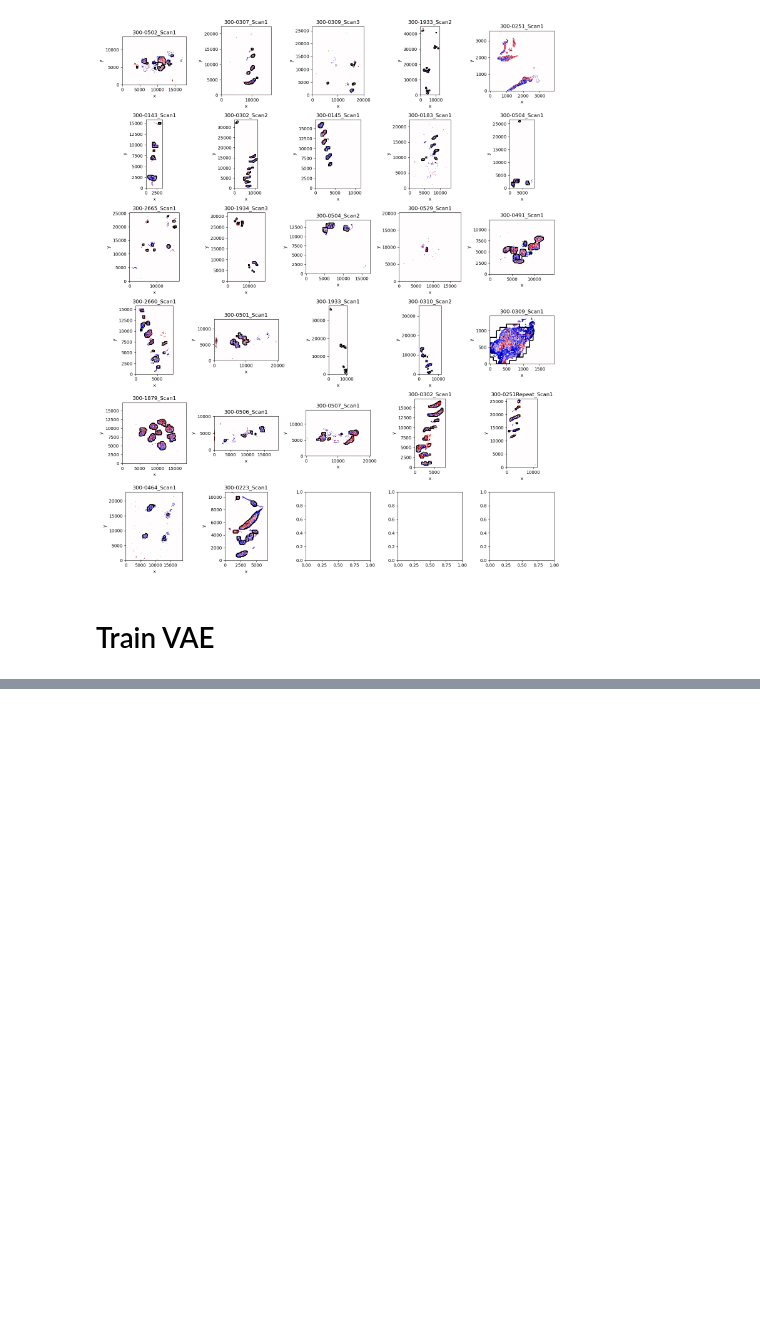
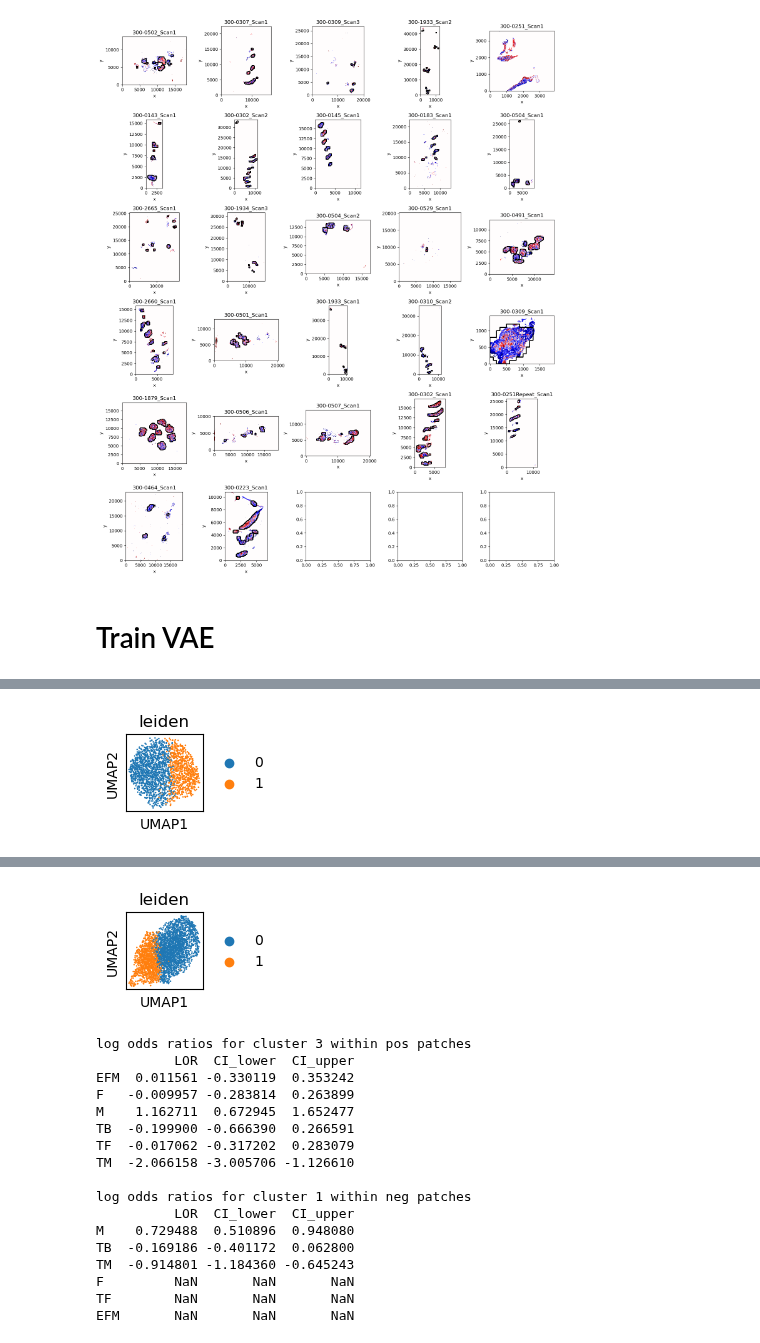
Before and after one commit to yakirr/vimapaper, a Jupyter notebook: RA/RA.2.analyze.ipynb, the cells around one changed output, grey strips where cells are left out. Saved outputs shown, nothing was run; the diff lists cells and outputs as text; code cells hidden in the pictures; blank space fills up the shorter version.

```diff
--- a/RA/RA.2.analyze.ipynb
+++ b/RA/RA.2.analyze.ipynb
@@ -284,0 +182,58 @@ Ddense.write(f'_results/{name}-vae.h5ad')
+# %%
+# sub-cluster positively and negatively associated patches and compute enrichments
+def get_or(totals, name, ctaporder):
+    others = [c for c in totals.columns if c != name]
+    oddsratios = pd.Series()
+    ses = pd.Series()
+    for ctap in totals.index:
+        odds = totals.loc[ctap, name] / totals.loc[ctap, others].sum()
+        ref = totals.loc[totals.index != ctap].sum(axis=0)
+        ref_odds = ref[name] / ref[others].sum()
+        ses.loc[ctap] = np.sqrt((1/totals.loc[ctap]).sum() + (1/ref).sum()) / np.log(2)
+        oddsratios.loc[ctap] = odds / ref_odds
+    for c in ctaporder:
+        if c not in oddsratios.index:
+            oddsratios.loc[c] = np.nan
+            ses.loc[c] = np.nan
+    return np.log2(oddsratios), ses
+
+def enrichment(posneg, name, clustlabel, minpatches=50, ctaporder=['M','TM','TB']):
+    sm = D.uns['sampleXmeta']
+    myclusts = [c for c in sm.columns if c.startswith(posneg)]
+    totals = sm[['CTAP'] + myclusts].groupby('CTAP').aggregate('sum')
+    totals.index = totals.index.str.replace(' + ', '')
+    totals = totals.loc[totals.sum(axis=1) > minpatches]
+    lors, ses = get_or(totals, name, ctaporder)
+    print(f'\nlog odds ratios for cluster {clustlabel} within {posneg} patches')
+    return pd.DataFrame({'LOR':lors, 'CI_lower':lors - 2*ses, 'CI_upper':lors + 2*ses})
+
+sig_pos = D[D.obs.sig_mncoef > 0].copy()
+sig_neg = D[D.obs.sig_mncoef < 0].copy()
+for label, d_sig, r in [('pos', sig_pos, 0.35), ('neg', sig_neg, 0.3)]:
+    np.random.seed(0)
+    sc.tl.umap(d_sig)
+    sc.tl.leiden(d_sig, resolution=r, key_added='leiden', seed=0)
+    plt.figure(figsize=(1,1)); sc.pl.umap(d_sig, color='leiden', s=5, ax=plt.gca())
+    D.obs[label+'_leiden'] = d_sig.obs.leiden
+
+# count number of patches of each type per sample
+D.uns['sampleXmeta'] = samplemeta.copy()
+sm = D.uns['sampleXmeta']
+sm['npatches'] = D.obs.sid.value_counts()
+sm[['nneg', 'npos']] = pd.crosstab(D.obs.sid, D.obs.sig_mncoef.map(
+                                    lambda x: 0 if x < 0 else (1 if x > 0 else np.nan)
+                                ))
+sm.drop(columns=[c for c in sm.columns if c.startswith('pos') or c.startswith('neg')], inplace=True)
+sm[[f'pos{c}' for c in D.obs.pos_leiden.unique() if c == c]] = pd.crosstab(D.obs.sid, D.obs.pos_leiden)
+sm[[f'neg{c}' for c in D.obs.neg_leiden.unique() if c == c]] = pd.crosstab(D.obs.sid, D.obs.neg_leiden)
+sm = sm.fillna(0)
+
+D.uns['enrichments_pos'] = enrichment('pos', 'pos0', 3, ctaporder=['M','TM','TB','F','TF','EFM'])
+D.uns['enrichments_pos_refclust'] = 3
+print(D.uns['enrichments_pos'])
+D.uns['enrichments_neg'] = enrichment('neg', 'neg1', 1, ctaporder=['M','TM','TB','F','TF','EFM'])
+D.uns['enrichments_neg_refclust'] = 1
+print(D.uns['enrichments_neg'])
+
+D.write(f'_results/cc_fstar.h5ad')
+# %% [output]
@@ -284,0 +241 @@ Ddense.write(f'_results/{name}-vae.h5ad')
+[figure, added]
@@ -284,0 +243,18 @@ Ddense.write(f'_results/{name}-vae.h5ad')
+[figure, added]
+log odds ratios for cluster 3 within pos patches
+          LOR  CI_lower  CI_upper
+EFM  0.011561 -0.330119  0.353242
+F   -0.009957 -0.283814  0.263899
+M    1.162711  0.672945  1.652477
+TB  -0.199900 -0.666390  0.266591
+TF  -0.017062 -0.317202  0.283079
+TM  -2.066158 -3.005706 -1.126610
+
+log odds ratios for cluster 1 within neg patches
+          LOR  CI_lower  CI_upper
+M    0.729488  0.510896  0.948080
+TB  -0.169186 -0.401172  0.062800
+TM  -0.914801 -1.184360 -0.645243
+F         NaN       NaN       NaN
+TF        NaN       NaN       NaN
+EFM       NaN       NaN       NaN
```
Also changed, not shown: parts of 39 cells of this notebook, 2 other files.
